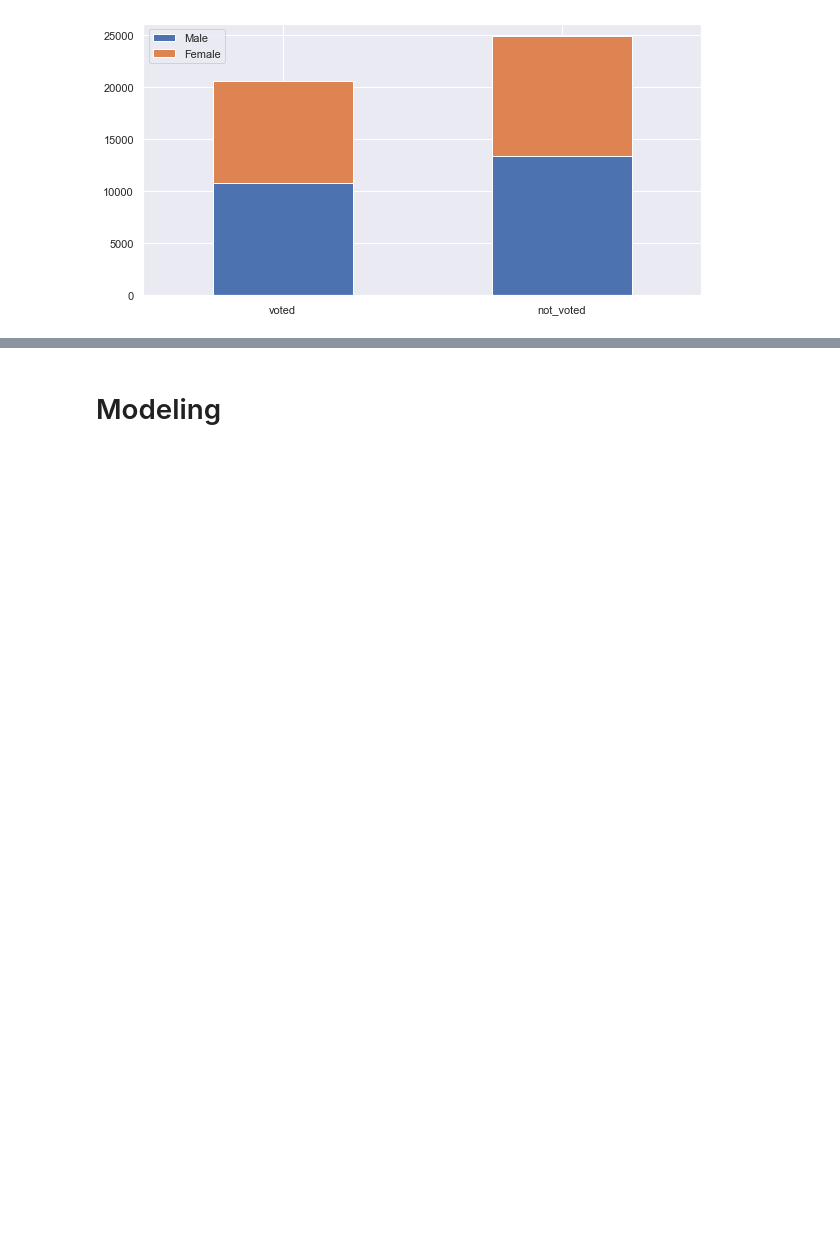
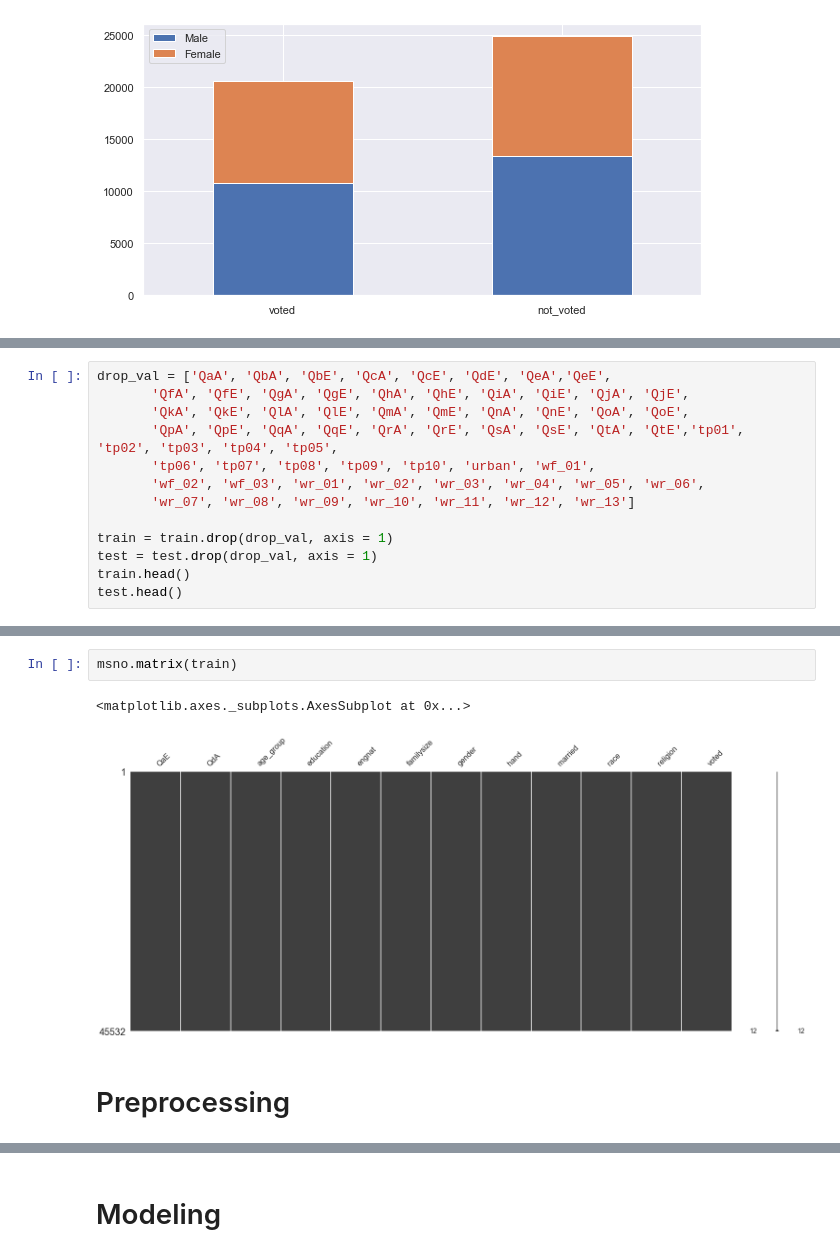
Before and after one commit to Kstyle0710/kaggle_trial_01, a Jupyter notebook: 심리성향예측.ipynb, the cells around one changed output, grey strips where cells are left out. Saved outputs shown, nothing was run; the diff lists cells and outputs as text; blank space fills up the shorter version.

```diff
--- a/심리성향예측.ipynb
+++ b/심리성향예측.ipynb
@@ -118,0 +104,13 @@ train_data.shape, target.shape
+# %%
+drop_val = ['QaA', 'QbA', 'QbE', 'QcA', 'QcE', 'QdE', 'QeA','QeE',
+       'QfA', 'QfE', 'QgA', 'QgE', 'QhA', 'QhE', 'QiA', 'QiE', 'QjA', 'QjE',
+       'QkA', 'QkE', 'QlA', 'QlE', 'QmA', 'QmE', 'QnA', 'QnE', 'QoA', 'QoE',
+       'QpA', 'QpE', 'QqA', 'QqE', 'QrA', 'QrE', 'QsA', 'QsE', 'QtA', 'QtE','tp01', 'tp02', 'tp03', 'tp04', 'tp05',
+       'tp06', 'tp07', 'tp08', 'tp09', 'tp10', 'urban', 'wf_01',
+       'wf_02', 'wf_03', 'wr_01', 'wr_02', 'wr_03', 'wr_04', 'wr_05', 'wr_06',
+       'wr_07', 'wr_08', 'wr_09', 'wr_10', 'wr_11', 'wr_12', 'wr_13']
+
+train = train.drop(drop_val, axis = 1)
+test = test.drop(drop_val, axis = 1)
+train.head()
+test.head()
@@ -118,0 +141,7 @@ train_data.shape, target.shape
+# %%
+msno.matrix(train)
+# %% [output]
+<matplotlib.axes._subplots.AxesSubplot at 0x...>
+[figure, added]
+# %% [markdown]
+# Preprocessing
```
Also changed, not shown: parts of 47 cells of this notebook, 1 other file.
